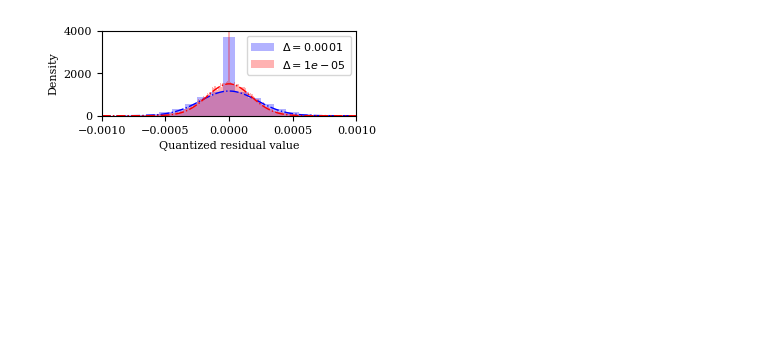
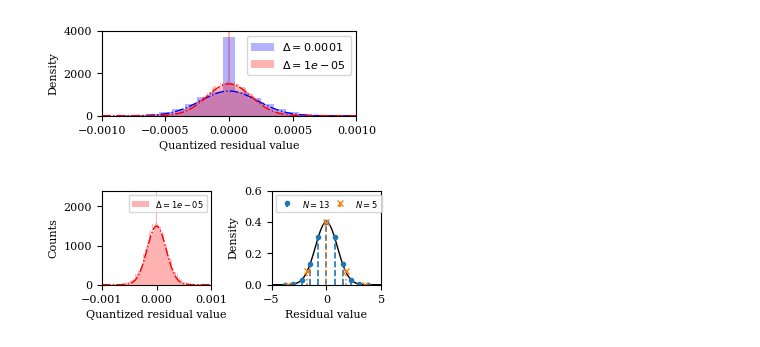
Before and after one commit to SOUNDS-RESEARCH/asilomar2023-adaptive-coding, a Jupyter notebook: src/residual_distribution_plot.ipynb, the cells around one changed output. Drawn from its saved outputs; the diff is of its cells as text; code cells hidden in the pictures; blank space fills up the shorter version.

```diff
--- a/src/residual_distribution_plot.ipynb
+++ b/src/residual_distribution_plot.ipynb
@@ -185,3 +167,86 @@ plt.show()
 utils.savefig(fig, "dist-example", "pdf")
 # %% [output]
 [figure]
+# %%
+textwidth = 245
+linewidth = 1.2
+plt.rcParams.update(
+    {
+        "font.family": "serif",  # use serif/main font for text elements
+        "text.usetex": False,  # don't use inline math for ticks (not on docker image)
+        "pgf.rcfonts": False,  # don't setup fonts from rc parameters
+        "font.size": 8,
+    }
+)
+fig, axs = plt.subplots(1, 2, figsize=utils.set_size(textwidth, 1.0, (1, 1), 0.4))
+# var = 0.00000005
+# delta = 0.0001
+# bins = np.asarray(list(transmission_hist[delta]["res_local_q"][1][0].keys()))
+# counts = np.asarray(list(transmission_hist[delta]["res_local_q"][1][0].values()))
+# density = counts / (sum(counts) * delta)
+# axs[0].bar(
+#     bins,
+#     density,
+#     width=delta,
+#     color="b",
+#     alpha=0.3,
+#     label=rf"$\Delta = {delta}$"
+# )
+# x = np.linspace(-10 * delta, 10 * delta, 100)
+# y = 1 / (np.sqrt(2 * np.pi * var)) * np.exp(-1 / 2 * x**2 / var)*0.65
+# axs[0].plot(x, y, "b-.", linewidth=1)
+
+var = 0.00000003
+delta = 0.00001
+bins = np.asarray(list(transmission_hist[delta]["res_local_q"][1][0].keys()))
+counts = np.asarray(list(transmission_hist[delta]["res_local_q"][1][0].values()))
+density = counts / (sum(counts) * delta)
+axs[0].bar(
+    bins,
+    density,
+    width=delta,
+    color="r",
+    alpha=0.3,
+    label=rf"$\Delta = {delta}$"
+)
+x = np.linspace(-100 * delta, 100 * delta, 100)
+y = 1 / (np.sqrt(2 * np.pi * var)) * np.exp(-1 / 2 * x**2 / var)*0.65
+axs[0].plot(x, y, "r-.", linewidth=1)
+
+axs[0].set_xlim(-100 * delta, 100 * delta)
+axs[0].set_ylim(0,2400)
+# ax.grid()
+axs[0].set_xlabel("Quantized residual value")
+axs[0].set_ylabel("Counts")
+axs[0].legend(fontsize=6)
+
+var = 1
+x = np.linspace(-5, 5, 100)
+y = 1 / (np.sqrt(2 * np.pi * var)) * np.exp(-1 / 2 * x**2 / var)
+axs[1].plot(x, y, "k", linewidth=1)
+
+x = np.array([-3.75, -3, -2.25, -1.5, -0.75, 0, 0.75, 1.5, 2.25, 3, 3.75])
+y = 1 / (np.sqrt(2 * np.pi * var)) * np.exp(-1 / 2 * x**2 / var)
+markerline, stemline, baseline, = axs[1].stem(x, y, linefmt="--", basefmt="", label=r"$N=13$")
+plt.setp(baseline, linewidth = 0)
+plt.setp(stemline, linewidth = 1.2, color="tab:blue")
+plt.setp(markerline, markersize = 3, color="tab:blue")
+
+x = np.array([-3.5, -1.75, 0, 1.75, 3.5])
+y = 1 / (np.sqrt(2 * np.pi * var)) * np.exp(-1 / 2 * x**2 / var)
+markerline, stemline, baseline, = axs[1].stem(x, y, linefmt=":", basefmt="", label=r"$N=5$", markerfmt="x")
+plt.setp(baseline, linewidth = 0)
+plt.setp(stemline, linewidth = 1.2, color="tab:orange")
+plt.setp(markerline, markersize = 5, color="tab:orange")
+
+axs[1].legend(fontsize=6,ncols=2,loc="upper left", columnspacing=0.1)
+axs[1].set_xlim(-5, 5)
+axs[1].set_ylim(0,0.6)
+axs[1].set_xlabel("Residual value")
+axs[1].set_ylabel("Density")
+
+plt.tight_layout(pad=0.1)
+plt.show()
+utils.savefig(fig, "dist-examples", "pdf")
+# %% [output]
+[figure, added]
```
Also changed, not shown: parts of 3 cells of this notebook, 18 other files.
